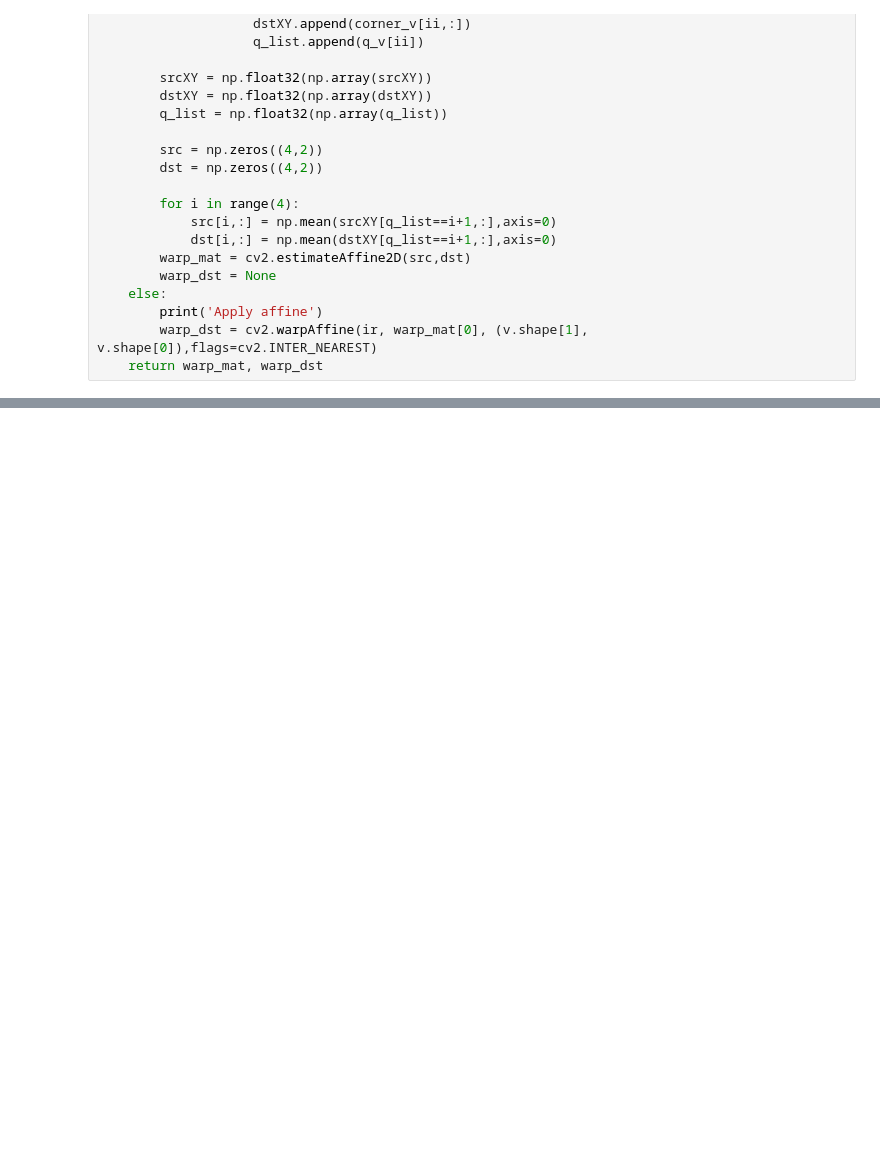
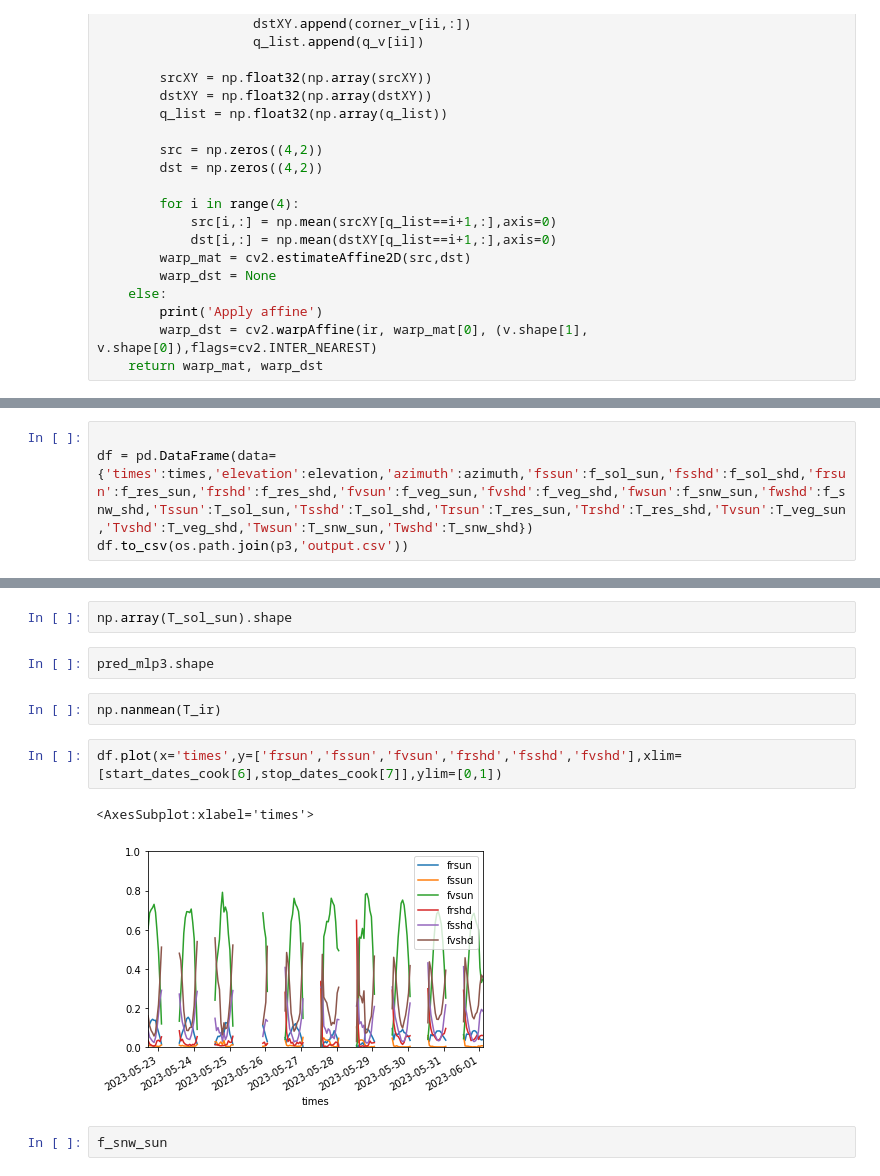
Before and after one commit to cafltar/CookIRCamET, a Jupyter notebook: label_imgs.ipynb, the cells around one changed output, grey strips where cells are left out. Saved outputs shown, nothing was run; the diff lists cells and outputs as text; blank space fills up the shorter version.

Commit message:
time series plots

```diff
--- a/label_imgs.ipynb
+++ b/label_imgs.ipynb
@@ -676,0 +717,4 @@ warp_mat
+# %%
+
+df = pd.DataFrame(data={'times':times,'elevation':elevation,'azimuth':azimuth,'fssun':f_sol_sun,'fsshd':f_sol_shd,'frsun':f_res_sun,'frshd':f_res_shd,'fvsun':f_veg_sun,'fvshd':f_veg_shd,'fwsun':f_snw_sun,'fwshd':f_snw_shd,'Tssun':T_sol_sun,'Tsshd':T_sol_shd,'Trsun':T_res_sun,'Trshd':T_res_shd,'Tvsun':T_veg_sun,'Tvshd':T_veg_shd,'Twsun':T_snw_sun,'Twshd':T_snw_shd})
+df.to_csv(os.path.join(p3,'output.csv'))
@@ -676,0 +737,13 @@ warp_mat
+# %%
+np.array(T_sol_sun).shape
+# %%
+pred_mlp3.shape
+# %%
+np.nanmean(T_ir)
+# %%
+df.plot(x='times',y=['frsun','fssun','fvsun','frshd','fsshd','fvshd'],xlim=[start_dates_cook[6],stop_dates_cook[7]],ylim=[0,1])
+# %% [output]
+<AxesSubplot:xlabel='times'>
+[figure, added]
+# %%
+f_snw_sun
```
Also changed, not shown: parts of 4 cells of this notebook, 4 other files.
